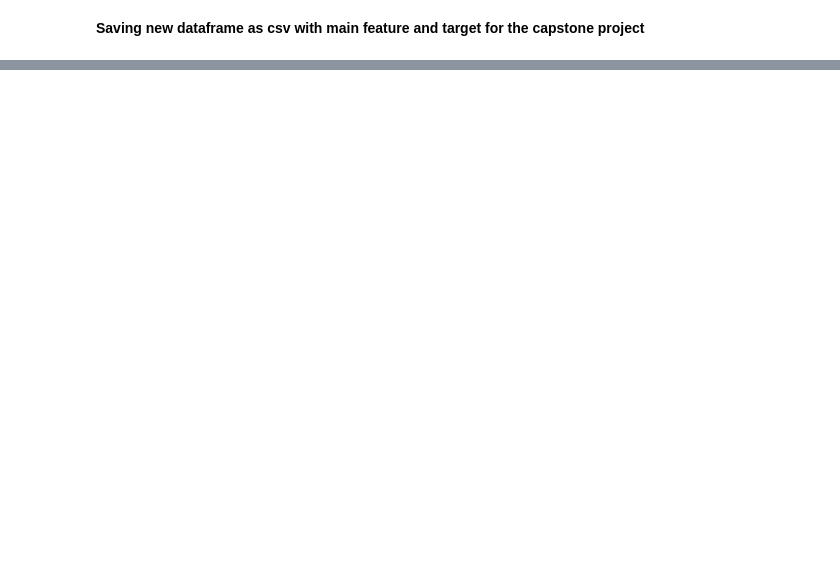
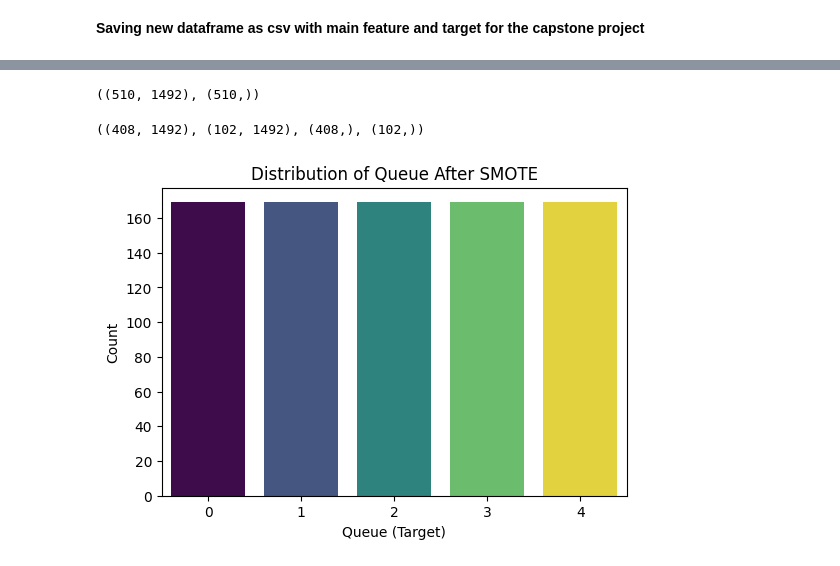
Before and after one commit to OnionKnightN/ml-ticket-triage-system, a Jupyter notebook: strategic_thinking_capstone_project_sba24098.ipynb, the cells around one changed output, grey strips where cells are left out. Drawn from its saved outputs; the diff is of its cells as text; code cells hidden in the pictures; blank space fills up the shorter version.

```diff
--- a/strategic_thinking_capstone_project_sba24098.ipynb
+++ b/strategic_thinking_capstone_project_sba24098.ipynb
@@ -755,0 +988,6 @@ df
+# %%
+# Combining all features into a single DataFrame
+df_text_transformed = pd.concat([df, tags_bow_df, subject_tfidf_df, body_tfidf_df], axis=1)
+
+# Dropping 'tags_string','tags_word_tokenize','subject_string','subject_word_tokenize','body_string', 'body_word_tokenize'  columns
+df_text_transformed = df_text_transformed.drop(columns=['tags_string','tags_word_tokenize', 'subject_string','subject_word_tokenize','body_string', 'body_word_tokenize'])
@@ -755,0 +1037,33 @@ df
+# %%
+# Split features and target variable
+X = df_text_transformed.drop('queue', axis=1)
+y = df_text_transformed['queue']
+
+# Checking the shape
+X.shape,y.shape
+# %% [output]
+((510, 1492), (510,))
+# %%
+# Split the data into training and testing sets
+X_train, X_test, y_train, y_test = train_test_split(X, y, test_size=0.2, random_state=42)
+X_train.shape, X_test.shape, y_train.shape, y_test.shape
+# %% [output]
+((408, 1492), (102, 1492), (408,), (102,))
+# %%
+# Apply SMOTE to the training data
+smote = SMOTE(random_state=42)
+X_train_queue_resampled, y_train_queue_resampled = smote.fit_resample(X_train, y_train)
+# %%
+# Plot a bar chart based on target count after SMOTE
+plt.figure(figsize=(6, 4))
+sns.countplot(x=y_train_queue_resampled,hue=y_train_queue_resampled, palette='viridis', legend=False)
+
+# Add labels and title
+plt.title('Distribution of Queue after SMOTE')
+plt.xlabel('Queue (Target)')
+plt.ylabel('Count')
+
+# Display the plot
+plt.show()
+# %% [output]
+[figure, added]
```
Also changed, not shown: parts of 83 cells of this notebook.
